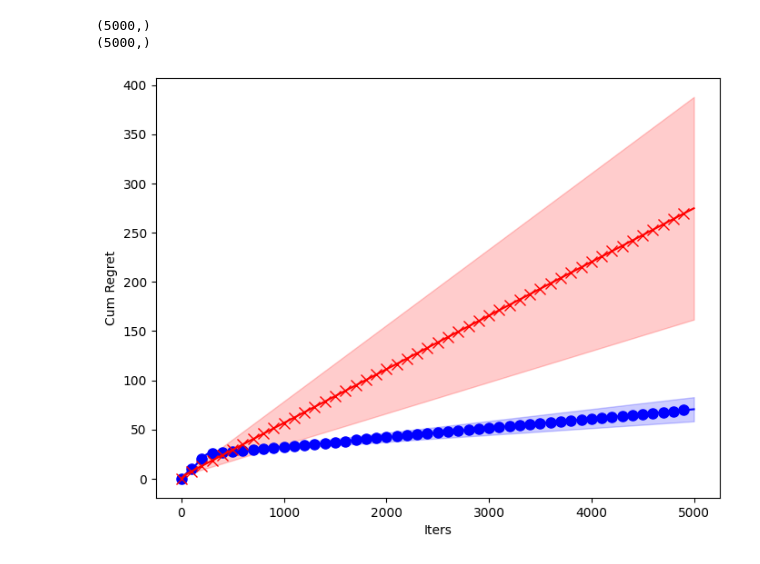
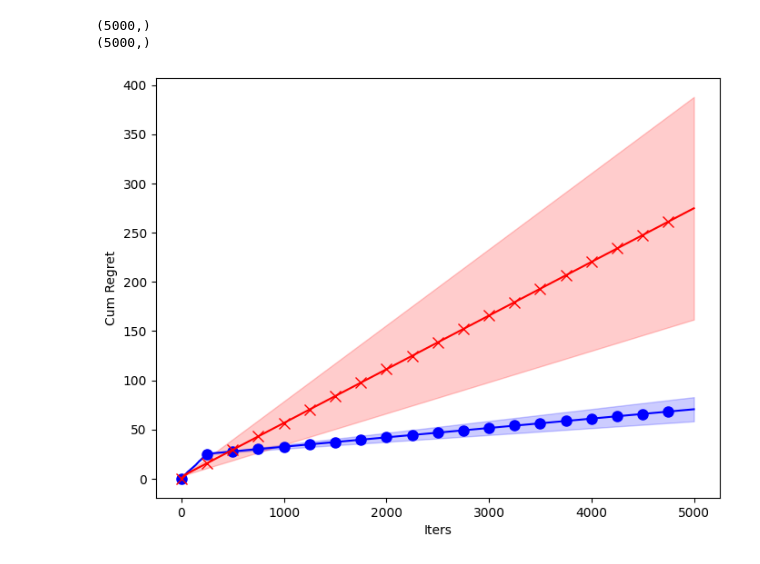
Before and after one commit to Chase-Grajeda/quantum-hypertuning, a Jupyter notebook: src/svm_demo.ipynb, the cells around one changed output. Drawn from its saved outputs; the diff is of its cells as text; code cells hidden in the pictures.

```diff
--- a/src/svm_demo.ipynb
+++ b/src/svm_demo.ipynb
@@ -21,6 +21,7 @@ noise_model = NoiseModel.from_backend(device)
 # Quantum params
 quantum_noise = False
 max_iter = 5000 # 20 min runtime for 1000, 1 hr for 5000
+total_runs = 5
 uncertainty_dim = 6 # number of qubits to use (exponentially increases runtime)
 # %%
 # Lookahead prior sampling
@@ -87,17 +93,10 @@ def reward_function(param, eps, obs_noise):
 # %% [markdown]
 ### Apply QBO with Q-LinUCB
 # %%
-pbounds = {}
-for i in range(dim):
-    pbounds["x" + str(i+1)] = (0, 1)
-
-ts = np.arange(1, max_iter)
-beta_t = 1 + np.sqrt(np.log(ts) ** 2)
-
 quantum_BO = None
-bandits = True
+linear = True
 all_lin_res = []
-for itr in range(5):
+for itr in range(total_runs):
     print("Optimization Round", itr + 1)
     np.random.seed(itr)
 
@@ -106,7 +105,7 @@ for itr in range(5):
         pbounds=pbounds,
         beta_t=beta_t,
         random_features=fourier_features,
-        bandits=bandits,
+        bandits=linear,
         domain=domain
     )
     quantum_BO.maximize(n_iter=max_iter, init_points=1)
@@ -135,17 +134,10 @@ Shot 590 ------ x_t: [0. 1.], y_t: 0.6563756781741129
 # %% [markdown]
 ### Apply QBO with Q-GP-UCB (ours)
 # %%
-pbounds = {}
-for i in range(dim):
-    pbounds["x" + str(i+1)] = (0, 1)
-
-ts = np.arange(1, max_iter)
-beta_t = 1 + np.sqrt(np.log(ts) ** 2)
-
 quantum_BO = None
-bandits = False
+linear = False
 all_gp_res = []
-for itr in range(5):
+for itr in range(total_runs):
     print("Optimization Round", itr + 1)
     np.random.seed(itr)
 
@@ -154,7 +146,7 @@ for itr in range(5):
         pbounds=pbounds,
         beta_t=beta_t,
         random_features=fourier_features,
-        bandits=bandits,
+        bandits=linear,
         domain=domain
     )
     quantum_BO.maximize(n_iter=max_iter, init_points=1)
@@ -185,7 +177,7 @@ Shot 50 ------ x_t: [0.44444444 0.        ], y_t: 0.7655637083715163
 # %%
 # Norm const
 f_max = 0
-for i in range(5):
+for i in range(total_runs):
     gp_fvalues = all_gp_res[i]["all"]["f_values"]
     lin_fvalues = all_lin_res[i]["all"]["f_values"]
     f_max = max(f_max, max(gp_fvalues), max(lin_fvalues))
@@ -241,19 +233,19 @@ print(all_lin_regrets_mean.shape)
 # %%
 # NOTE: Lower cum regret is better. Q-QP-UCB wins out as iters increases
 
 plt.figure(figsize=(8, 6))
 ts = np.arange(0, min_sims)
 
 # Plot Q-GP-UCB regrets
 plt.fill_between(ts, all_gp_regrets_ub, all_gp_regrets_lb, color="b", alpha=0.2)
-plt.plot(ts, all_gp_regrets_mean, "b", marker="o", markersize=8, markevery=100)
+plt.plot(ts, all_gp_regrets_mean, "b", marker="o", markersize=8, markevery=250)
 
 # Plot Q-LIN-UCB regrets
 plt.fill_between(ts, all_lin_regrets_ub, all_lin_regrets_lb, color="r", alpha=0.2)
-plt.plot(ts, all_lin_regrets_mean, "r", marker="x", markersize=8, markevery=100)
+plt.plot(ts, all_lin_regrets_mean, "r", marker="x", markersize=8, markevery=250)
 
 plt.ylabel("Cum Regret")
 plt.xlabel("Iters")
 plt.show()
 # %% [output]
-[figure, old version]
+[figure, new version]
```
Also changed, not shown: parts of 2 cells of this notebook, 3 other files.
